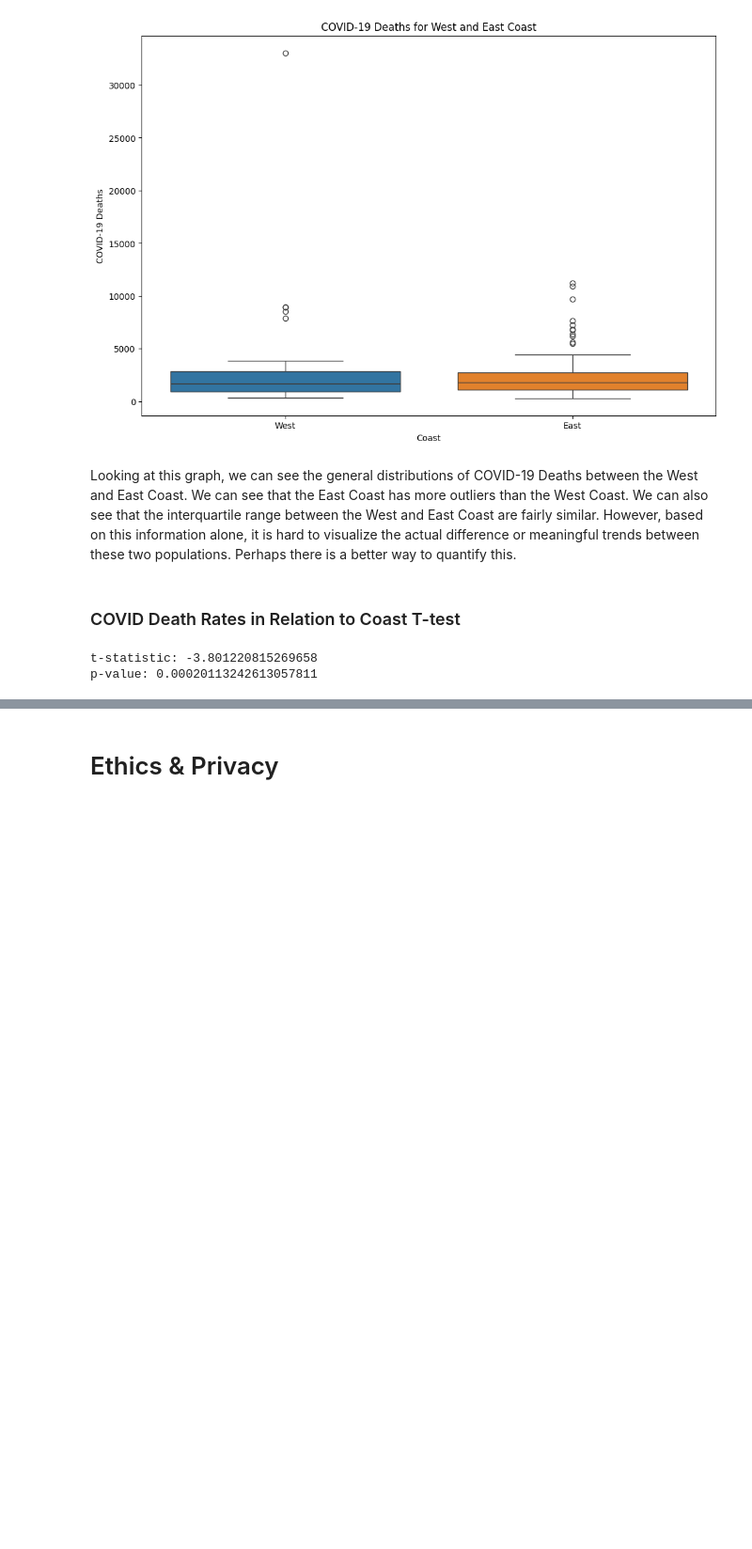
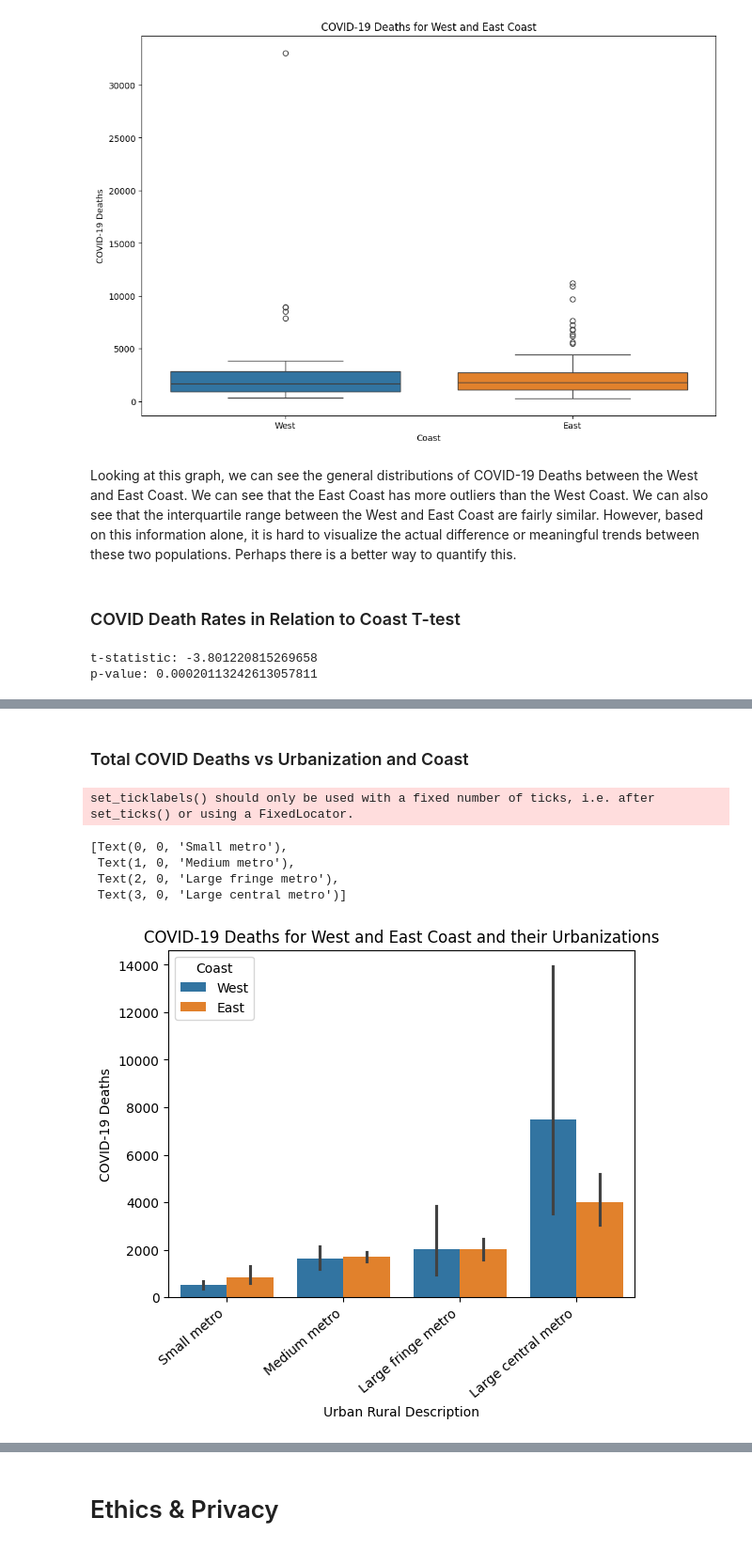
Before and after one commit to kshtwr/COVID-Mortality-Rate-in-Diverse-Cities, a Jupyter notebook: FinalProject_Group116_WI24.ipynb, the cells around one changed output, grey strips where cells are left out. Shown at 94% size. Drawn from its saved outputs; the diff is of its cells as text; code cells hidden in the pictures; blank space fills up the shorter version.

```diff
--- a/FinalProject_Group116_WI24.ipynb
+++ b/FinalProject_Group116_WI24.ipynb
@@ -229,0 +220,14 @@ Some more words and stuff.  Remember notebooks work best if you interleave the c
+# %% [markdown]
+### Total COVID Deaths vs Urbanization and Coast
+# %%
+
+barplot = sns.barplot(data = df, y = 'COVID-19 Deaths', x = 'Urban Rural Description', hue = 'Coast', order = ['Small metro', 'Medium metro', 'Large fringe metro', 'Large central metro'],)
+barplot.set_title('COVID-19 Deaths for West and East Coast and their Urbanizations')
+barplot.set_xticklabels(barplot.get_xticklabels(), rotation=40, ha="right")
+# %% [output]
+set_ticklabels() should only be used with a fixed number of ticks, i.e. after set_ticks() or using a FixedLocator.
+[Text(0, 0, 'Small metro'),
+ Text(1, 0, 'Medium metro'),
+ Text(2, 0, 'Large fringe metro'),
+ Text(3, 0, 'Large central metro')]
+[figure, added]
```
Also changed, not shown: parts of 27 cells of this notebook.
